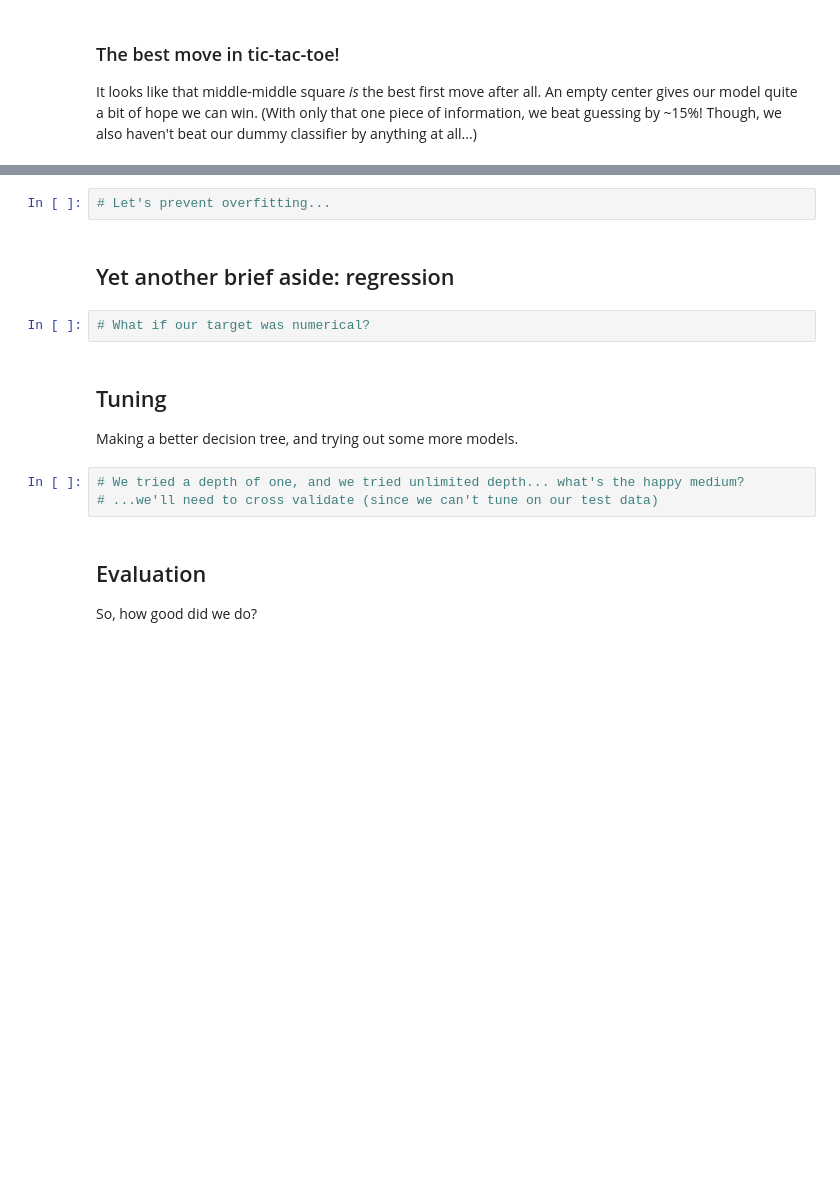
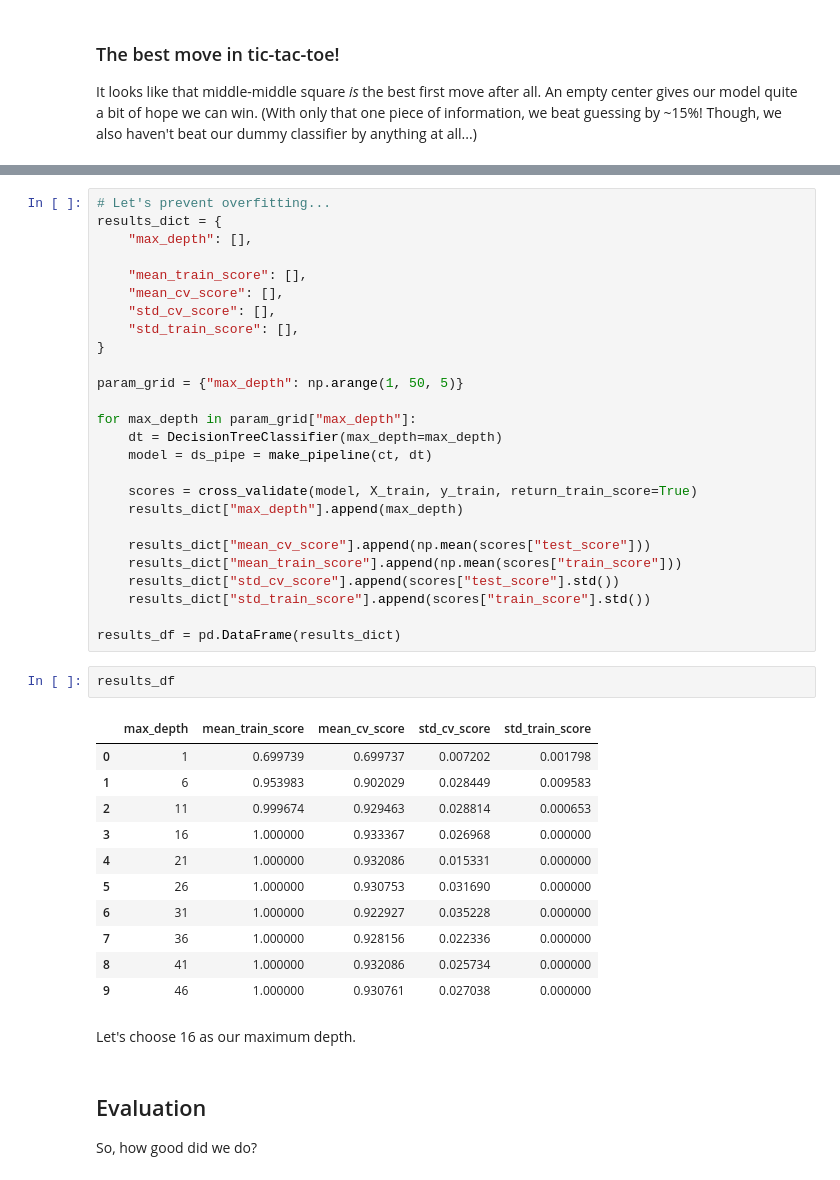
Before and after one commit to michaelfromyeg/machine-learning-for-people-in-a-hurry, a Jupyter notebook: src/starter.ipynb, the cells around one changed output, grey strips where cells are left out. Saved outputs shown, nothing was run; the diff lists cells and outputs as text; blank space fills up the shorter version.

```diff
--- a/src/starter.ipynb
+++ b/src/starter.ipynb
@@ -353,16 +348,45 @@ It looks like that middle-middle square _is_ the best first move after all. An e
 # %%
 # Let's prevent overfitting...
+results_dict = {
+    "max_depth": [],
+
+    "mean_train_score": [],
+    "mean_cv_score": [],
+    "std_cv_score": [],
+    "std_train_score": [],
+}
+
+param_grid = {"max_depth": np.arange(1, 50, 5)}
+
+for max_depth in param_grid["max_depth"]:
+    dt = DecisionTreeClassifier(max_depth=max_depth)
+    model = ds_pipe = make_pipeline(ct, dt)
+
+    scores = cross_validate(model, X_train, y_train, return_train_score=True)
+    results_dict["max_depth"].append(max_depth)
+
+    results_dict["mean_cv_score"].append(np.mean(scores["test_score"]))
+    results_dict["mean_train_score"].append(np.mean(scores["train_score"]))
+    results_dict["std_cv_score"].append(scores["test_score"].std())
+    results_dict["std_train_score"].append(scores["train_score"].std())
+
+results_df = pd.DataFrame(results_dict)
-# %% [markdown]
-## Yet another brief aside: regression
-# %%
-# What if our target was numerical?
-# %% [markdown]
-## Tuning
-
-Making a better decision tree, and trying out some more models.
-# %%
-# We tried a depth of one, and we tried unlimited depth... what's the happy medium?
-# ...we'll need to cross validate (since we can't tune on our test data)
+# %%
+results_df
+# %% [output]
+|  | max_depth | mean_train_score | mean_cv_score | std_cv_score | std_train_score |
+| 0 | 1 | 0.699739 | 0.699737 | 0.007202 | 0.001798 |
+| 1 | 6 | 0.953983 | 0.902029 | 0.028449 | 0.009583 |
+| 2 | 11 | 0.999674 | 0.929463 | 0.028814 | 0.000653 |
+| 3 | 16 | 1.000000 | 0.933367 | 0.026968 | 0.000000 |
+| 4 | 21 | 1.000000 | 0.932086 | 0.015331 | 0.000000 |
+| 5 | 26 | 1.000000 | 0.930753 | 0.031690 | 0.000000 |
+| 6 | 31 | 1.000000 | 0.922927 | 0.035228 | 0.000000 |
+| 7 | 36 | 1.000000 | 0.928156 | 0.022336 | 0.000000 |
+| 8 | 41 | 1.000000 | 0.932086 | 0.025734 | 0.000000 |
+| 9 | 46 | 1.000000 | 0.930761 | 0.027038 | 0.000000 |
+# %% [markdown]
+Let's choose 16 as our maximum depth.
 # %% [markdown]
 ## Evaluation
 
```
Also changed, not shown: parts of 14 cells of this notebook, 9 other files.
